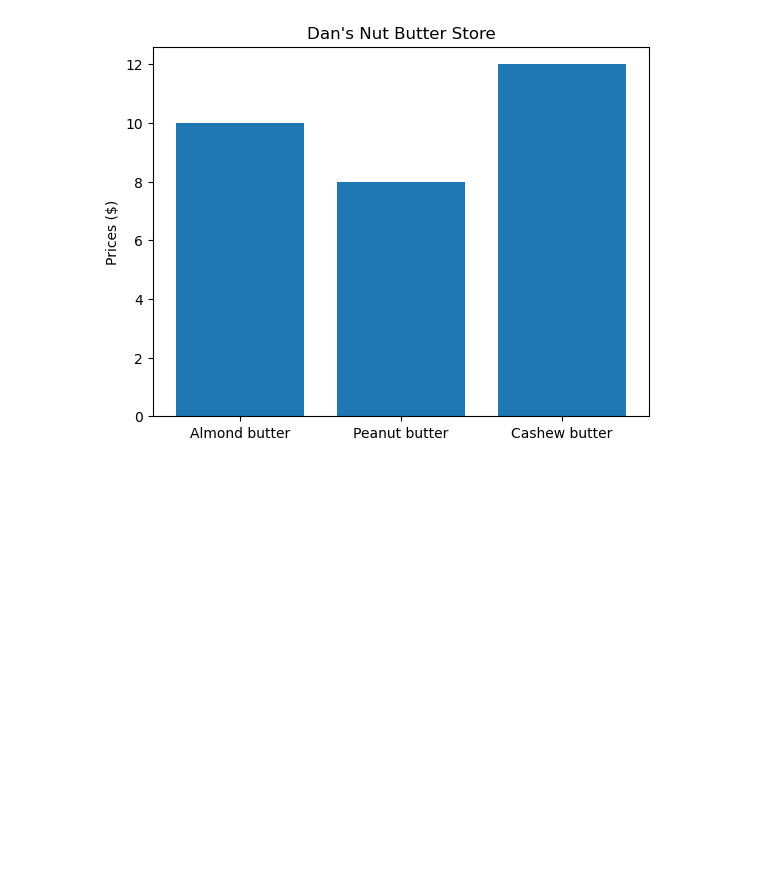
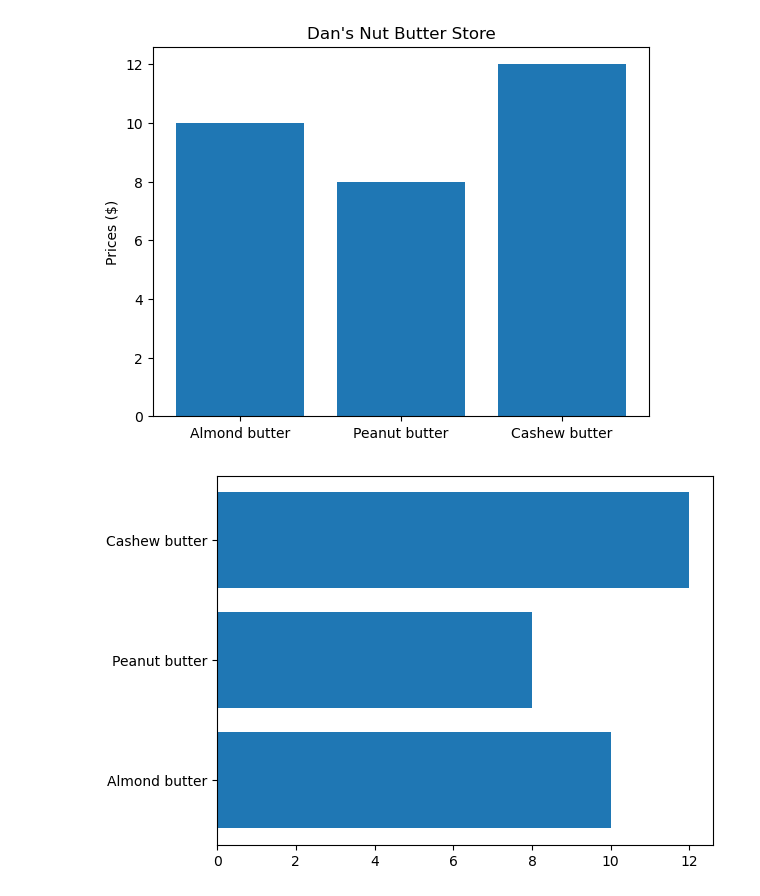
Before and after one commit to Tarun-Mittal-cell/dataAnalysisPandasNumpy, a Jupyter notebook: Introduction to Matplotlib.ipynb, the cells around one changed output. Saved outputs shown, nothing was run; the diff lists cells and outputs as text; code cells hidden in the pictures; blank space fills up the shorter version.

Commit message:
different subplots

```diff
--- a/Introduction to Matplotlib.ipynb
+++ b/Introduction to Matplotlib.ipynb
@@ -143,3 +143,8 @@ ax.set(title="Dan's Nut Butter Store",
       ylabel="Prices ($)");
 # %% [output]
 [figure]
+# %%
+fig, ax = plt.subplots()
+ax.barh(list(nut_butter_prices.keys()), list(nut_butter_prices.values()));
+# %% [output]
+[figure, added]
```
Also changed, not shown: parts of 3 cells of this notebook.
